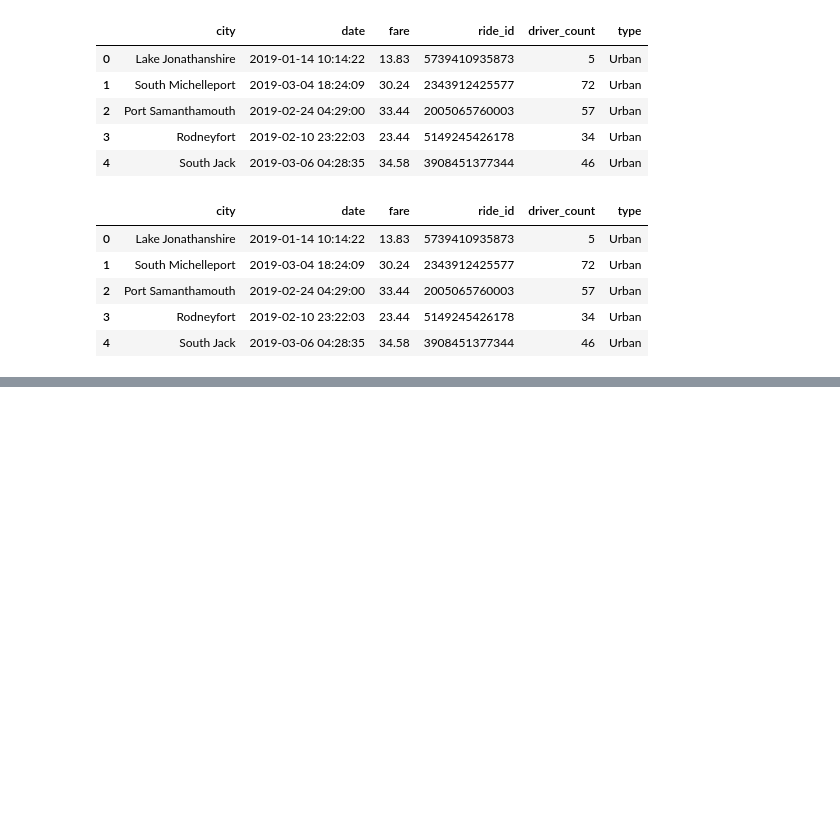
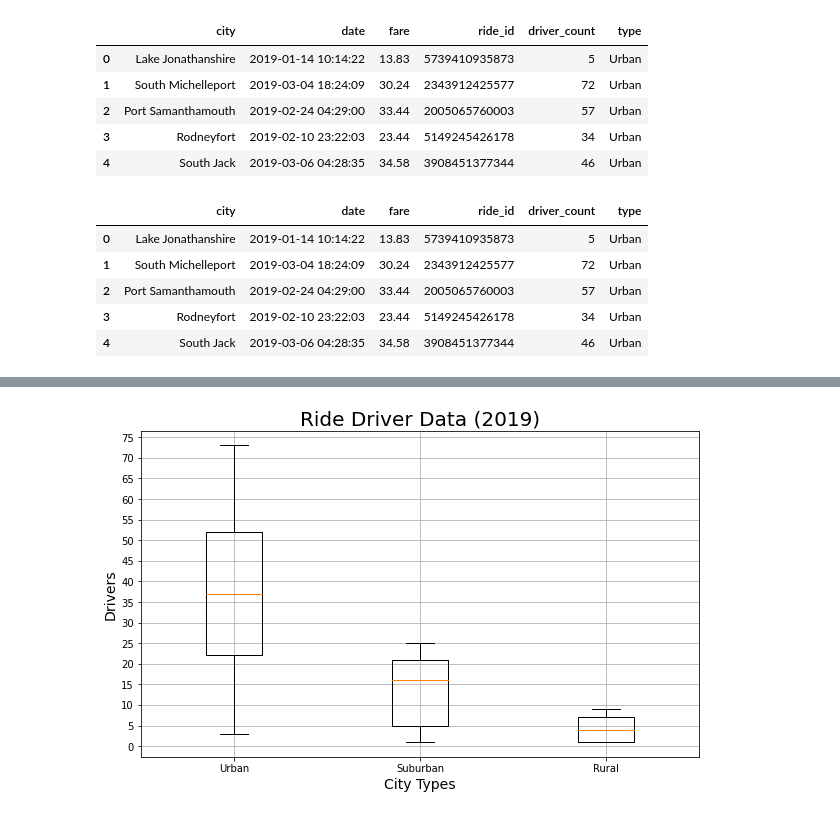
Before and after one commit to szyck/PyBer_Analysis, a Jupyter notebook: Pyber.ipynb, the cells around one changed output, grey strips where cells are left out. Saved outputs shown, nothing was run; the diff lists cells and outputs as text; code cells hidden in the pictures; blank space fills up the shorter version.

```diff
--- a/Pyber.ipynb
+++ b/Pyber.ipynb
@@ -288,0 +466,12 @@ plt.show()
+# %%
+# Get the driver count data from the rural cities.
+rural_drivers = rural_cities_df['driver_count']
+# Caculate measures of central tendency for the average driver count for rural cities
+mean_rural_drivers = np.mean(rural_drivers)
+print(f"The mean driver count from rural cities is {mean_rural_drivers:.2f}.")
+
+median_rural_drivers = np.median(rural_drivers)
+print(f"The median driver count from rural cities is {median_rural_drivers:.2f}.")
+
+mode_rural_drivers = sts.mode(rural_drivers)
+print(f"The mode of the driver count from rural cities is {mode_rural_drivers}.")
@@ -288,0 +482,12 @@ plt.show()
+# %%
+# Get the driver count data from the suburban cities.
+suburban_drivers = suburban_cities_df['driver_count']
+# Caculate measures of central tendency for the average driver count for suburban cities
+mean_suburban_drivers = np.mean(suburban_drivers)
+print(f"The mean driver count from rural cities is {mean_rural_drivers:.2f}.")
+
+median_suburban_drivers = np.median(suburban_drivers)
+print(f"The median driver count from suburban cities is {median_suburban_drivers:.2f}.")
+
+mode_suburban_drivers = sts.mode(suburban_drivers)
+print(f"The mode of the driver count from suburban cities is {mode_suburban_drivers}.")
@@ -288,0 +536,16 @@ plt.show()
+# %%
+# Create a box-and-whisker plot for the driver count data.
+x_labels = ["Urban", "Suburban","Rural"]
+ride_fare_data = [urban_drivers, suburban_drivers, rural_drivers]
+fig, ax = plt.subplots(figsize=(10, 6))
+ax.set_title('Ride Driver Data (2019)',fontsize=20)
+ax.set_ylabel('Drivers',fontsize=14)
+ax.set_xlabel("City Types",fontsize=14)
+ax.boxplot(ride_fare_data, labels=x_labels)
+ax.set_yticks(np.arange(0, 80, step=5.0))
+ax.grid()
+# Save the figure.
+plt.savefig("analysis/Fig4.png")
+plt.show()
+# %% [output]
+[figure, added]
```
Also changed, not shown: parts of 43 cells of this notebook, 3 other files.
